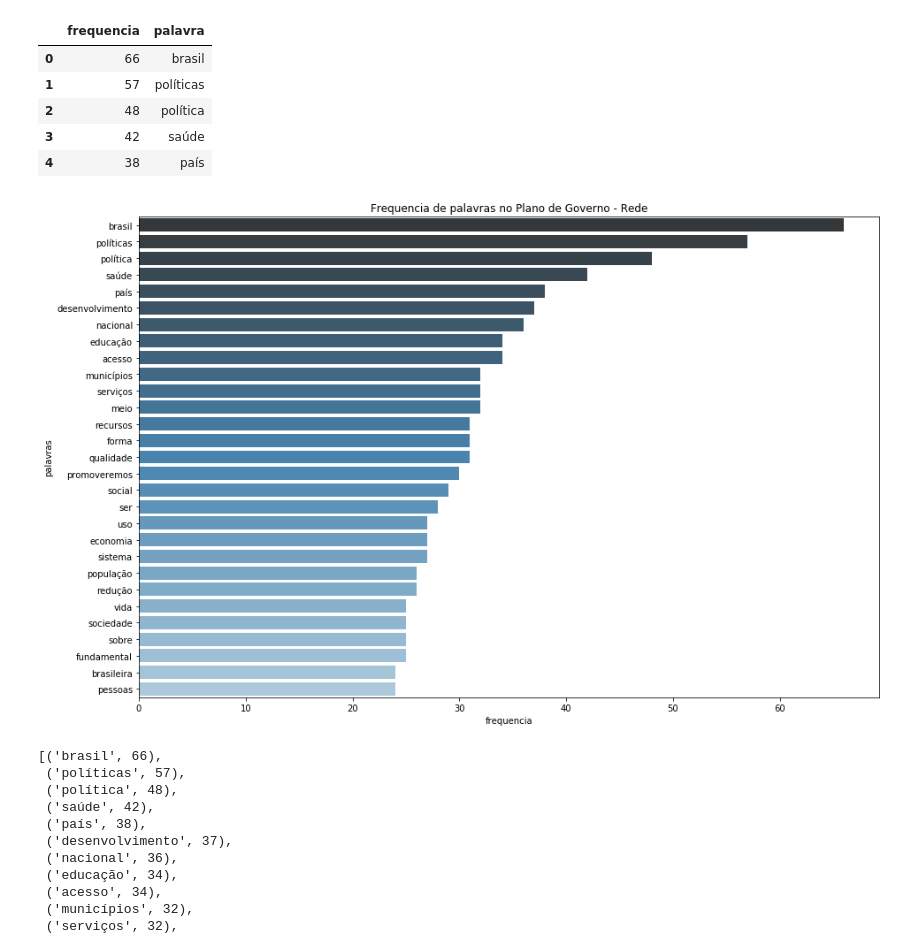
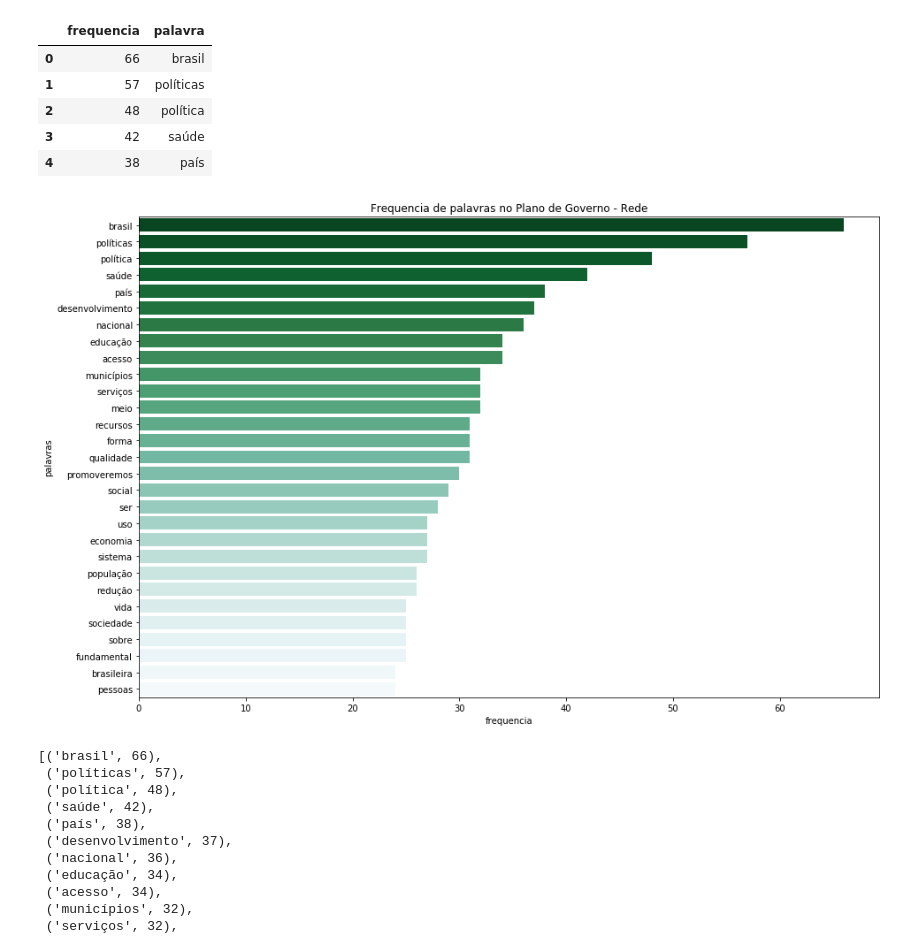
Before and after one commit to rodrigomaruyama/OpenData, a Jupyter notebook: freq_palavras/palavras_plano_governo_rede.ipynb, the cells around one changed output. Saved outputs shown, nothing was run; the diff lists cells and outputs as text; code cells hidden in the pictures.

Commit message:
palettte color changed Rede graphic

```diff
--- a/freq_palavras/palavras_plano_governo_rede.ipynb
+++ b/freq_palavras/palavras_plano_governo_rede.ipynb
@@ -143,13 +143,15 @@ df_r.head()
 #df_r.frequencia = df_r.frequencia/df_r.loc[0, 'frequencia']
 # %%
 plt.figure(figsize=(15,10))
-sns.barplot(df_r.frequencia, df_r.palavra, palette="Blues_d")
+# Palette color documentation
+# https://seaborn.pydata.org/tutorial/color_palettes.html
+sns.barplot(df_r.frequencia, df_r.palavra, palette="BuGn_r")
 plt.title("Frequencia de palavras no Plano de Governo - Rede")
 plt.xlabel('frequencia')
 plt.ylabel('palavras')
 plt.show()
 # %% [output]
-[figure, old version]
+[figure, new version]
 # %%
 # Lista completa das 100 mais frequentes
 hundred_most_common
```
